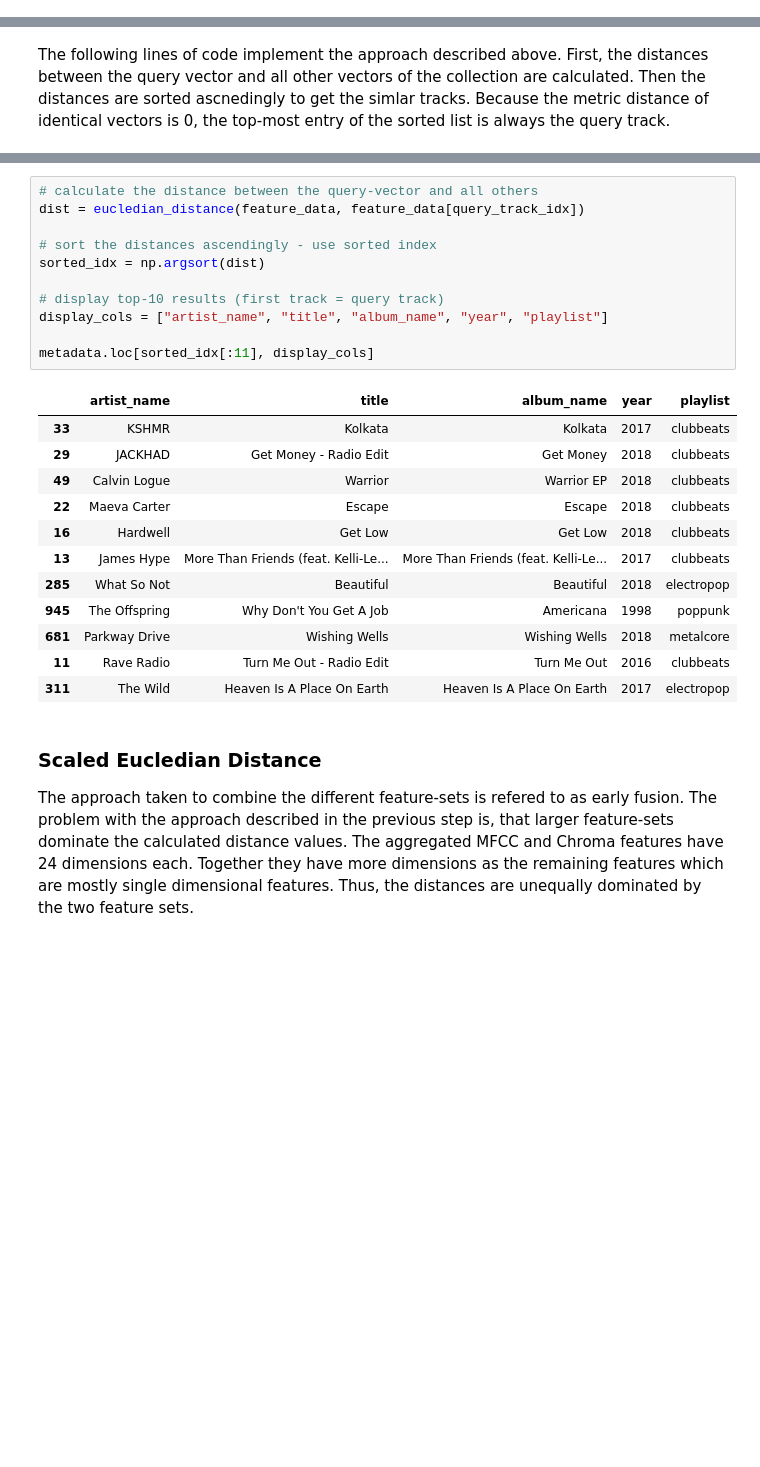
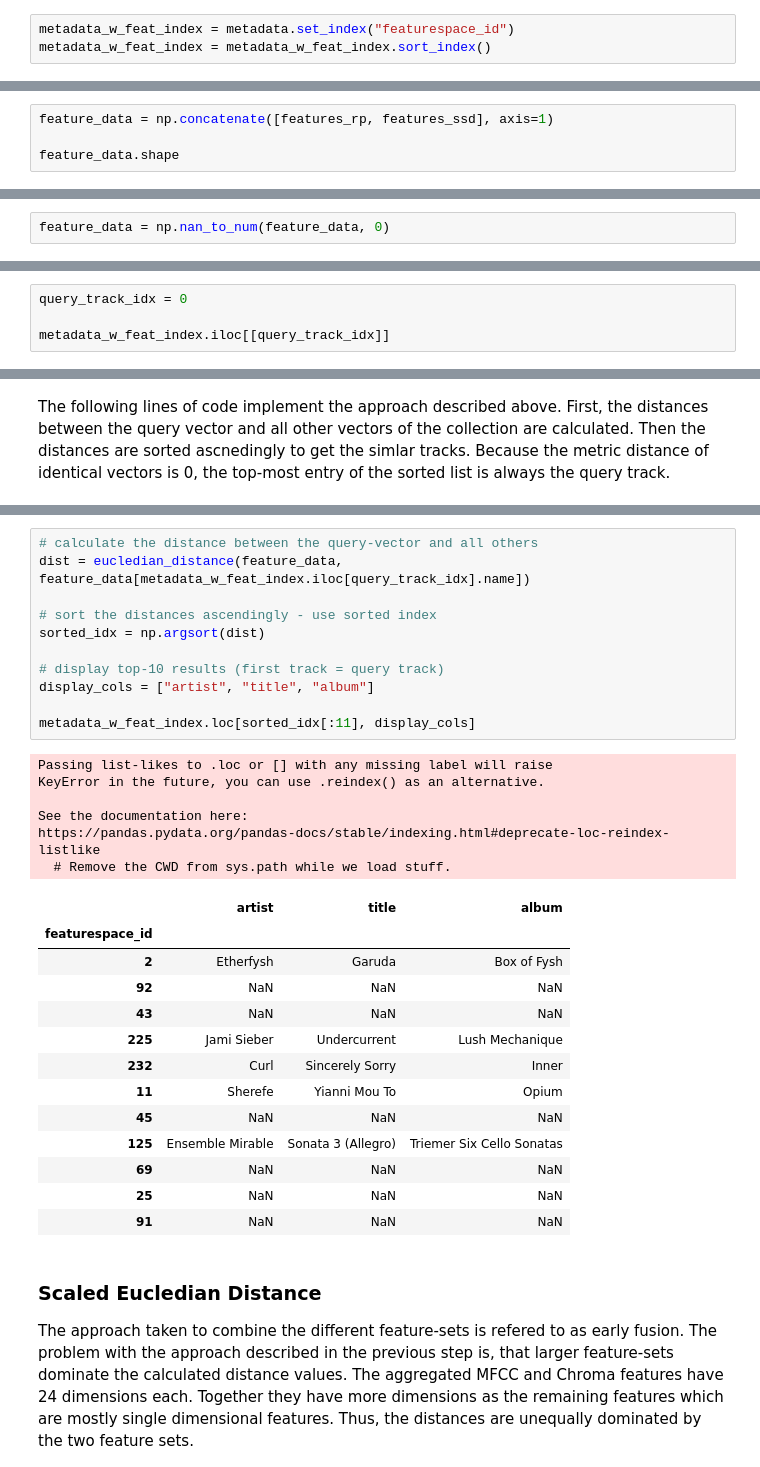
Before and after one commit to slychief/ismir2018_tutorial, a Jupyter notebook: Part 3a - Distance Based Search.ipynb, the cells around one changed output, grey strips where cells are left out. Saved outputs shown, nothing was run; the diff lists cells and outputs as text; blank space fills up the shorter version.

```diff
--- a/Part 3a - Distance Based Search.ipynb
+++ b/Part 3a - Distance Based Search.ipynb
@@ -421,0 +94,3 @@ feature_data.shape: (1060, 69)
+# %%
+metadata_w_feat_index = metadata.set_index("featurespace_id")
+metadata_w_feat_index = metadata_w_feat_index.sort_index()
@@ -421,0 +122,4 @@ feature_data.shape: (1060, 69)
+# %%
+feature_data = np.concatenate([features_rp, features_ssd], axis=1)
+
+feature_data.shape
@@ -431,6 +137,8 @@ $$
 # standardize sequential_features
 feature_data -= feature_data.mean(axis=0)
 feature_data /= feature_data.std(axis=0)
+# %%
+feature_data = np.nan_to_num(feature_data, 0)
 # %% [markdown]
 # Calculate Similarities
 
@@ -528,0 +230,4 @@ metadata.loc[[query_track_idx]]
+# %%
+query_track_idx = 0
+
+metadata_w_feat_index.iloc[[query_track_idx]]
@@ -531,27 +254,34 @@ The following lines of code implement the approach described above. First, the d
 # %%
 # calculate the distance between the query-vector and all others
-dist = eucledian_distance(feature_data, feature_data[query_track_idx])
+dist = eucledian_distance(feature_data, feature_data[metadata_w_feat_index.iloc[query_track_idx].name])
 
 # sort the distances ascendingly - use sorted index
 sorted_idx = np.argsort(dist)
 
 # display top-10 results (first track = query track)
-display_cols = ["artist_name", "title", "album_name", "year", "playlist"]
+display_cols = ["artist", "title", "album"]
 
-metadata.loc[sorted_idx[:11], display_cols]
+metadata_w_feat_index.loc[sorted_idx[:11], display_cols]
 # %% [output]
+Passing list-likes to .loc or [] with any missing label will raise
+KeyError in the future, you can use .reindex() as an alternative.
+
+See the documentation here:
+https://pandas.pydata.org/pandas-docs/stable/indexing.html#deprecate-loc-reindex-listlike
+  # Remove the CWD from sys.path while we load stuff.
-|  | artist_name | title | album_name | year | playlist |
-| 33 | KSHMR | Kolkata | Kolkata | 2017 | clubbeats |
-| 29 | JACKHAD | Get Money - Radio Edit | Get Money | 2018 | clubbeats |
-| 49 | Calvin Logue | Warrior | Warrior EP | 2018 | clubbeats |
-| 22 | Maeva Carter | Escape | Escape | 2018 | clubbeats |
-| 16 | Hardwell | Get Low | Get Low | 2018 | clubbeats |
-| 13 | James Hype | More Than Friends (feat. Kelli-Le... | More Than Friends (feat. Kelli-Le... | 2017 | clubbeats |
-| 285 | What So Not | Beautiful | Beautiful | 2018 | electropop |
-| 945 | The Offspring | Why Don't You Get A Job | Americana | 1998 | poppunk |
-| 681 | Parkway Drive | Wishing Wells | Wishing Wells | 2018 | metalcore |
-| 11 | Rave Radio | Turn Me Out - Radio Edit | Turn Me Out | 2016 | clubbeats |
-| 311 | The Wild | Heaven Is A Place On Earth | Heaven Is A Place On Earth | 2017 | electropop |
+|  | artist | title | album |
+| featurespace_id |  |  |  |
+| 2 | Etherfysh | Garuda | Box of Fysh |
+| 92 | NaN | NaN | NaN |
+| 43 | NaN | NaN | NaN |
+| 225 | Jami Sieber | Undercurrent | Lush Mechanique |
+| 232 | Curl | Sincerely Sorry | Inner |
+| 11 | Sherefe | Yianni Mou To | Opium |
+| 45 | NaN | NaN | NaN |
+| 125 | Ensemble Mirable | Sonata 3 (Allegro) | Triemer Six Cello Sonatas |
+| 69 | NaN | NaN | NaN |
+| 25 | NaN | NaN | NaN |
+| 91 | NaN | NaN | NaN |
 # %% [markdown]
 ### Scaled Eucledian Distance
 
```
Also changed, not shown: parts of 67 cells of this notebook, 1 other file.
